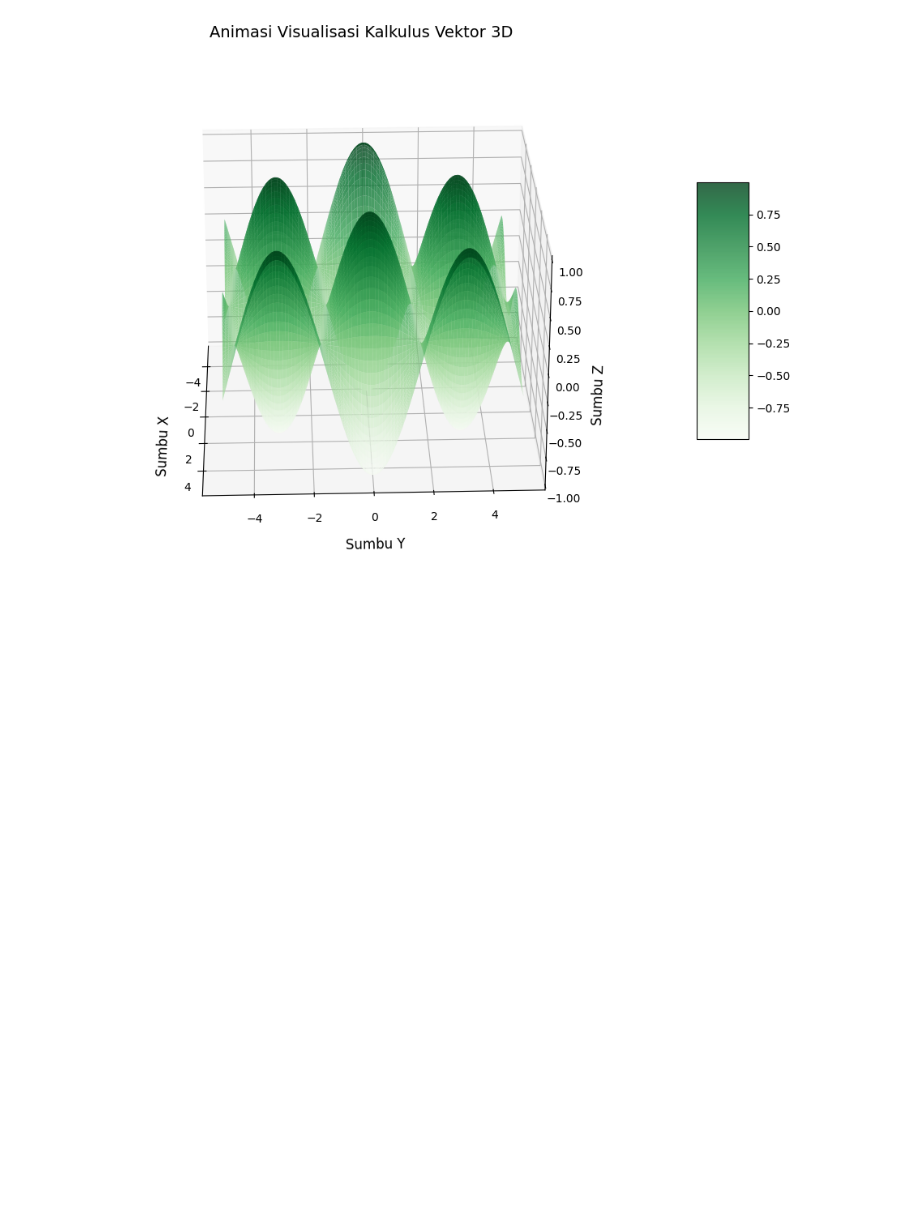
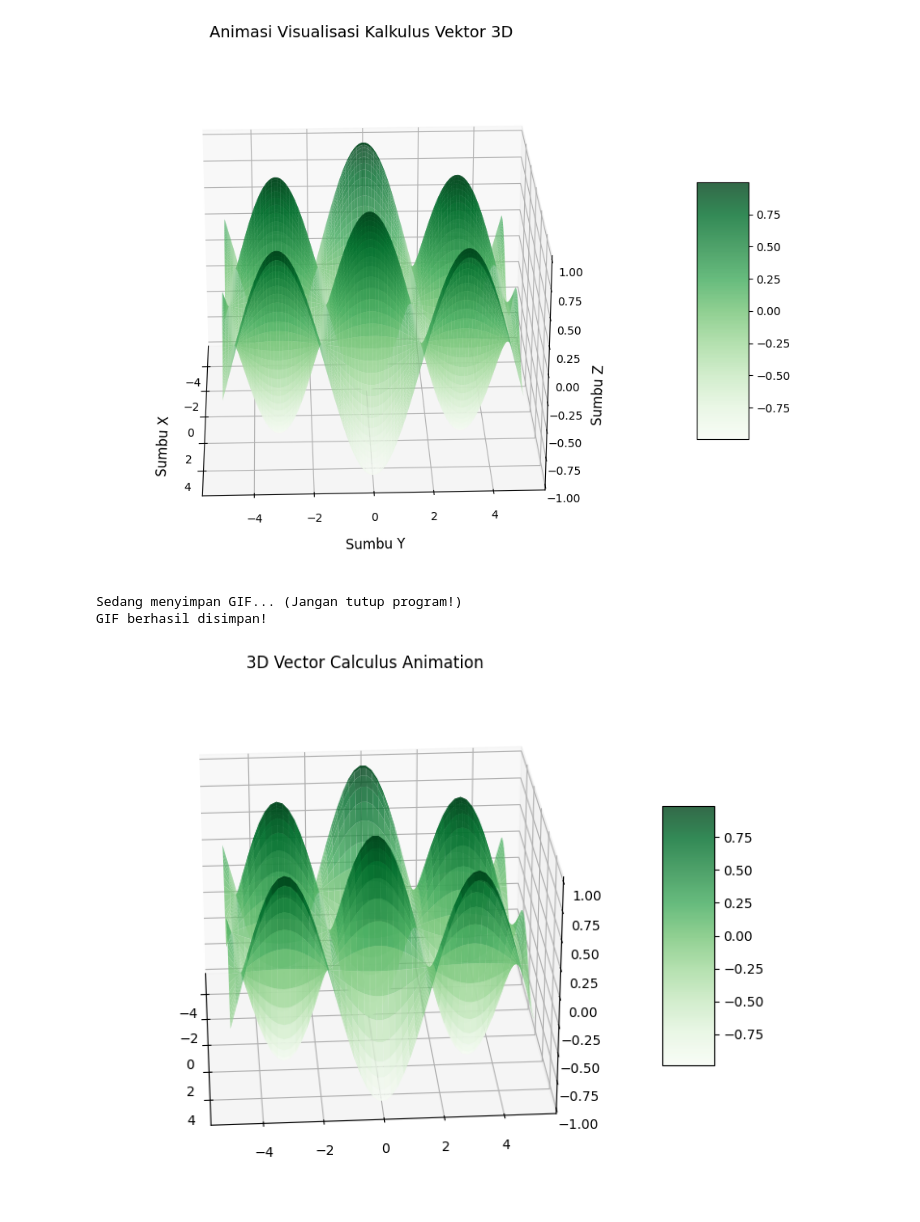
Before and after one commit to 4zmyyy/Belajar-Python-, a Jupyter notebook: Python_Learning_Day_12_Strings,_Report,_Calculus.ipynb, the cells around one changed output. Drawn from its saved outputs; the diff is of its cells as text; code cells hidden in the pictures; blank space fills up the shorter version.

```diff
--- a/Python_Learning_Day_12_Strings,_Report,_Calculus.ipynb
+++ b/Python_Learning_Day_12_Strings,_Report,_Calculus.ipynb
@@ -188,3 +188,42 @@ plt.show()
 # %% [output]
 Sedang menyimpan animasi... (Bisa memakan waktu 1-2 menit)
 [figure]
+# %%
+import numpy as np
+import matplotlib.pyplot as plt
+from mpl_toolkits.mplot3d import Axes3D
+from matplotlib.animation import FuncAnimation
+
+# Data grid
+x = np.linspace(-5, 5, 50)
+y = np.linspace(-5, 5, 50)
+X, Y = np.meshgrid(x, y)
+Z = np.sin(X) * np.cos(Y)
+
+# Setup plot
+fig = plt.figure(figsize=(10, 7))
+ax = fig.add_subplot(111, projection='3d')
+surf = ax.plot_surface(X, Y, Z, cmap='Greens', edgecolor='none', alpha=0.8)
+fig.colorbar(surf, shrink=0.5, aspect=5)
+ax.set_title('3D Vector Calculus Animation')
+
+# Animasi
+def animate(angle):
+    ax.view_init(elev=25, azim=angle)
+    return surf,
+
+ani = FuncAnimation(fig, animate, frames=np.arange(0, 360, 4), interval=50, blit=True)
+
+# Simpan sebagai GIF (pastikan direktori memiliki izin tulis)
+try:
+    print("Sedang menyimpan GIF... (Jangan tutup program!)")
+    ani.save('animasi.gif', writer='pillow', fps=15, dpi=80)
+    print("GIF berhasil disimpan!")
+except Exception as e:
+    print("Gagal menyimpan GIF:", str(e))
+
+plt.show()
+# %% [output]
+Sedang menyimpan GIF... (Jangan tutup program!)
+GIF berhasil disimpan!
+[figure, added]
```
